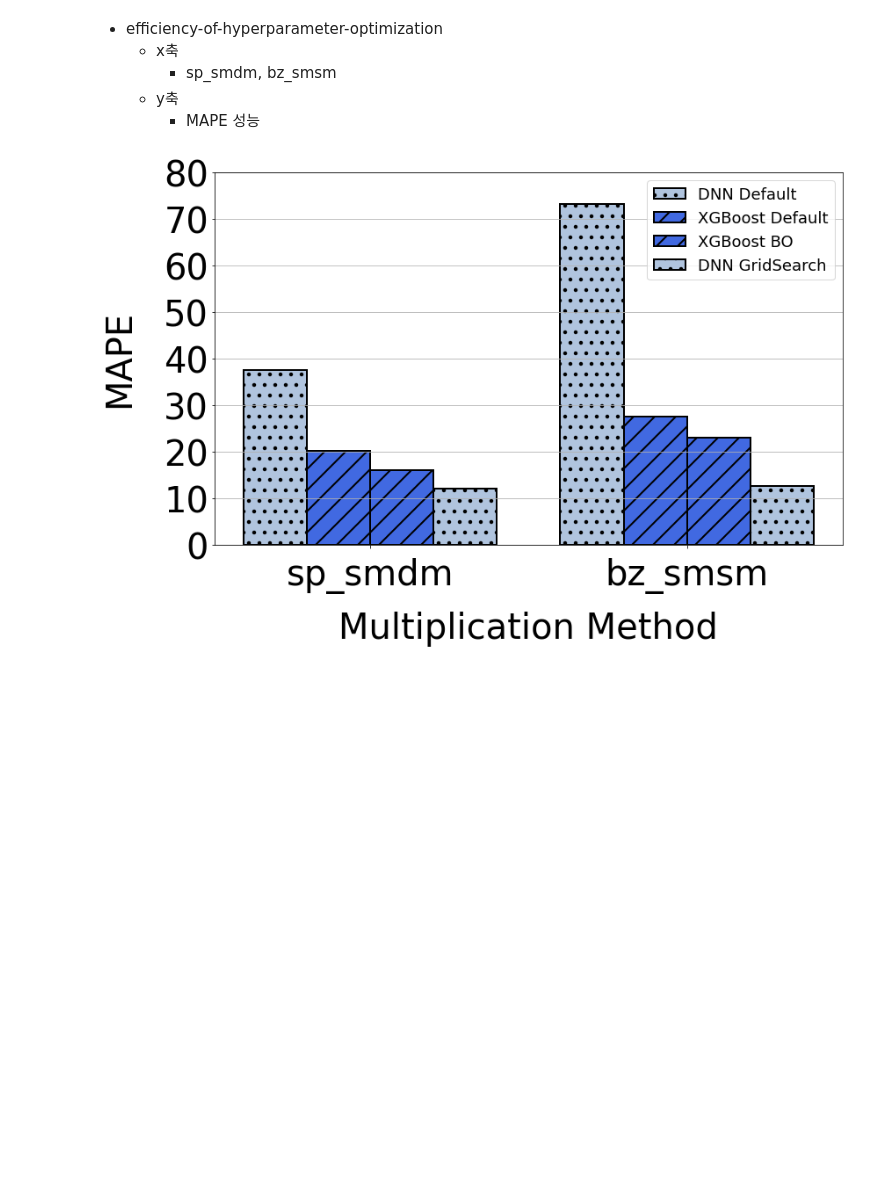
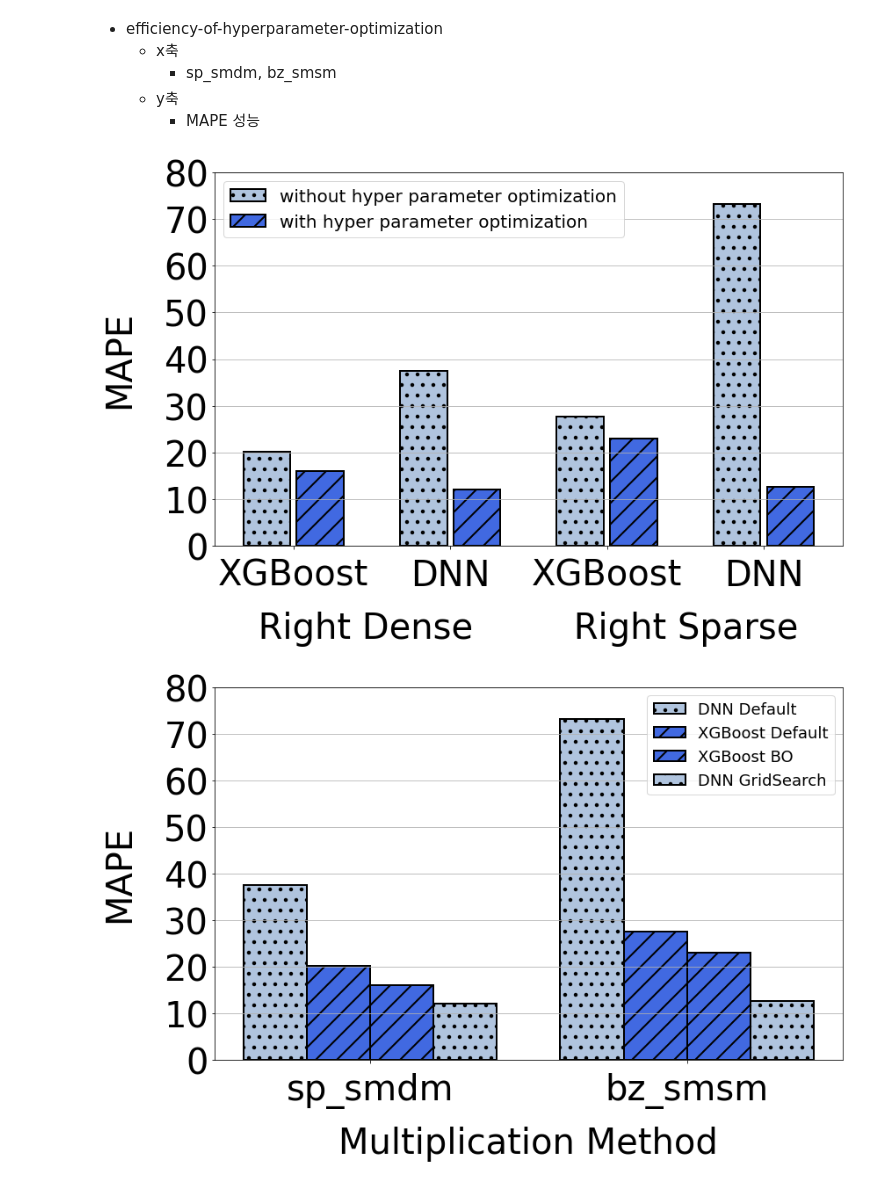
Before and after one commit to unhochoi/Sparse-Matrix-Multiplication, a Jupyter notebook: figure/pyplot/efficiency-of-hyperparameter-optimization.ipynb, the cells around one changed output. Cells and saved outputs as stored; diff of their text form; code cells hidden in the pictures; blank space fills up the shorter version.

```diff
--- a/figure/pyplot/efficiency-of-hyperparameter-optimization.ipynb
+++ b/figure/pyplot/efficiency-of-hyperparameter-optimization.ipynb
@@ -4,4 +4,74 @@
         - sp_smdm, bz_smsm
     - y축
         - MAPE 성능
+# %%
+import matplotlib.pyplot as plt
+import numpy as np
+import pandas as pd
+
+# x 축 label
+x_label = ["XGBoost", "DNN", "XGBoost", "DNN"]
+
+# hyperparameter 최적화 없이 사용했을 때의 성능
+without_hp_optim = [20.23, 37.49, 27.67, 73.20]
+without_hp_optim_min = [20.23, 37.49, 27.67, 73.20]
+without_hp_optim_max = [20.23, 37.49, 27.67, 73.20]
+df = pd.DataFrame({'x_label':x_label,'without_hp_optim':without_hp_optim, 'without_hp_optim_min': without_hp_optim_min, 'without_hp_optim_max': without_hp_optim_max})
+
+# 평균과 최소, 최대 간의 차이
+df['mingap'] = df.without_hp_optim - df.without_hp_optim_min
+df['maxgap'] = df.without_hp_optim_max - df.without_hp_optim
+without_hp_optim_yerr = df[['mingap', 'maxgap']].T.to_numpy()
+
+# hyperparameter 최적화했을때의 성능
+hp_optim = [15.99, 12.12, 23.01, 12.64]
+hp_optim_min = [15.99, 12.12, 23.01, 12.64]
+hp_optim_max = [15.99, 12.12, 23.01, 12.64]
+df = pd.DataFrame({'x_label':x_label,'hp_optim':hp_optim, 'hp_optim_min': hp_optim_min, 'hp_optim_max': hp_optim_max})
+
+# 평균과 최소, 최대 간의 차이
+df['mingap'] = df.hp_optim - df.hp_optim_min
+df['maxgap'] = df.hp_optim_max - df.hp_optim
+hp_optim_yerr = df[['mingap', 'maxgap']].T.to_numpy()
+
+################################# x축 및 전체 figure 설정 ####################################################
+
+fontsize = 40
+
+plt.rc('axes', labelsize=fontsize)   # x,y축 label 폰트 크기
+plt.rc('xtick', labelsize=fontsize)  # x축 눈금 폰트 크기
+plt.rc('ytick', labelsize=fontsize)  # y축 눈금 폰트 크기
+plt.rc('legend', fontsize=fontsize*0.5)  # 범례 폰트 크기
+plt.rcParams['hatch.linewidth'] = 2 # bar pattern 두께
+
+x = np.arange(len(x_label)) # x축 인덱스
+width = 0.3 # bar 넓이
+
+fig, ax1 = plt.subplots(figsize=(12,8)) # figure 및 subplot 선언
+
+# 각 bar 의 중심 지정
+bar1 = ax1.bar(x - 0.17, without_hp_optim, width, linewidth=2, edgecolor='black', yerr=without_hp_optim_yerr, hatch='.', label='without hyper parameter optimization', color='lightsteelblue', capsize=20)
+bar2 = ax1.bar(x + 0.17, hp_optim, width, linewidth=2, edgecolor='black', yerr=hp_optim_yerr, hatch='/', label='with hyper parameter optimization', color='royalblue', capsize=20)
+
+################################# ax1 ####################################################
+
+ax1.set_xticks(x) # x축 인덱스
+ax1.set_xticklabels(x_label) # x축 label 이름
+ax1.tick_params(axis='x',pad=10) # x축 label pad
+
+ax1.yaxis.grid(True) # y축만 grid 사용
+ax1.set_ylim([0, 80])  # 좌측 y축 범위 설정
+ax1.set_yticks([0, 10, 20, 30, 40, 50, 60, 70, 80]) # y축 index 설정
+
+ax1.set_xlabel(' Right Dense         Right Sparse ', labelpad=20) # ax1 ylabel 설정
+ax1.set_ylabel('MAPE', labelpad=30) # ax1 ylabel 설정
+
+ax1.legend(loc="upper left") # 범례 표시
+
+# 이미지 저장시, figure 크기에 맞게 이미지 저장
+fig.tight_layout()
+fig.savefig('./efficiency-of-hyperparameter-optimization.png')
+plt.show()
+# %% [output]
+[figure, added]
 # %%
```
Also changed, not shown: parts of 1 cell of this notebook, 12 other files.
